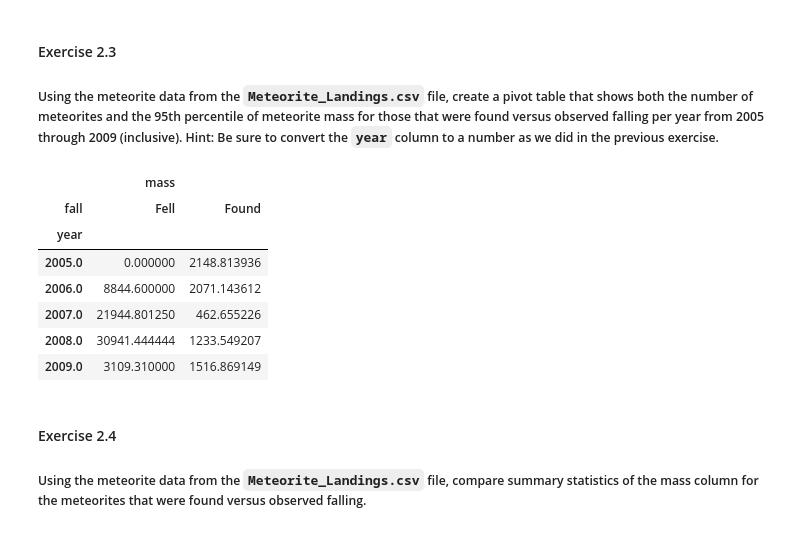
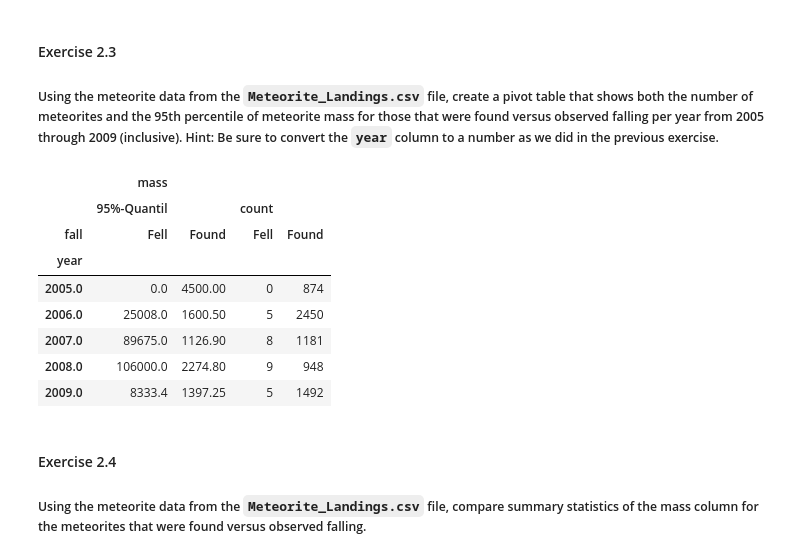
Before and after one commit to aeropagz/data-science, a Jupyter notebook: workbook.ipynb, the cells around one changed output. Cells and saved outputs as stored; diff of their text form; code cells hidden in the pictures.

```diff
--- a/workbook.ipynb
+++ b/workbook.ipynb
@@ -112,30 +112,31 @@ rows
 # %%
 dfConverted = df2.copy()
 dfConverted['year'] = dfConverted['year'].apply(lambda x: x[6:11] if isinstance(x, str) else x)
 dfConverted['year'] = pd.to_numeric(dfConverted['year'], errors='coerce')
 dfConverted = dfConverted[(dfConverted['year'] >= 2005) & (dfConverted['year'] <= 2009)]
 
 dfConverted
 
 pivot_table = pd.pivot_table(dfConverted,
                               values=['mass'],
                               index=['year'],
                               columns=['fall'],
-                                 fill_value=0)
+                              aggfunc={'mass': ['count', ('95%-Quantil', lambda x: pd.Series.quantile(x, q=0.95))]}, fill_value=0)
 
 # pivot_table.columns = ['fall_count_found', 'fall_count_observed', '95th_percentile_found', '95th_percentile_observed']
 
 
 pivot_table
 # %% [output]
-|  | mass |  |
-| fall | Fell | Found |
-| year |  |  |
-| 2005.0 | 0.000000 | 2148.813936 |
-| 2006.0 | 8844.600000 | 2071.143612 |
-| 2007.0 | 21944.801250 | 462.655226 |
-| 2008.0 | 30941.444444 | 1233.549207 |
-| 2009.0 | 3109.310000 | 1516.869149 |
+|  | mass |  |  |  |
+|  | 95%-Quantil |  | count |  |
+| fall | Fell | Found | Fell | Found |
+| year |  |  |  |  |
+| 2005.0 | 0.0 | 4500.00 | 0 | 874 |
+| 2006.0 | 25008.0 | 1600.50 | 5 | 2450 |
+| 2007.0 | 89675.0 | 1126.90 | 8 | 1181 |
+| 2008.0 | 106000.0 | 2274.80 | 9 | 948 |
+| 2009.0 | 8333.4 | 1397.25 | 5 | 1492 |
 # %% [markdown]
 #### Exercise 2.4
 ##### Using the meteorite data from the `Meteorite_Landings.csv` file, compare summary statistics of the mass column for the meteorites that were found versus observed falling.
```
Also changed, not shown: parts of 2 cells of this notebook.
